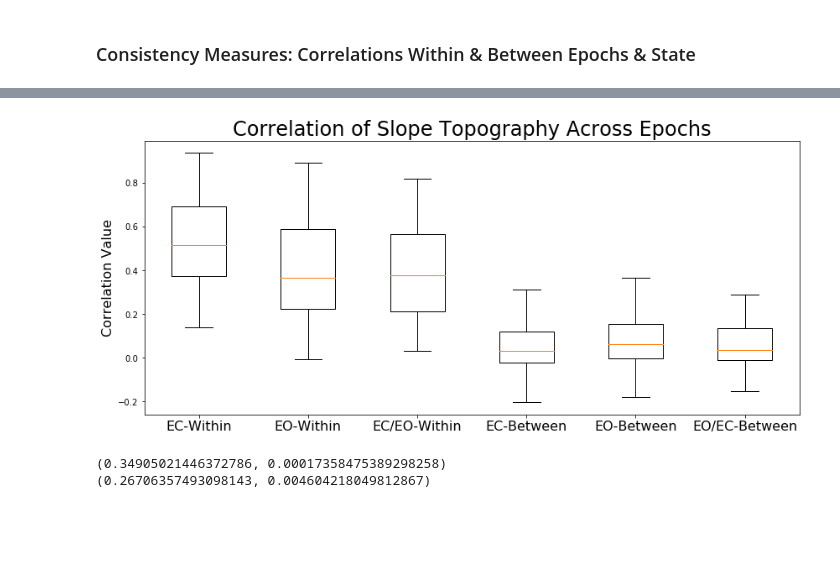
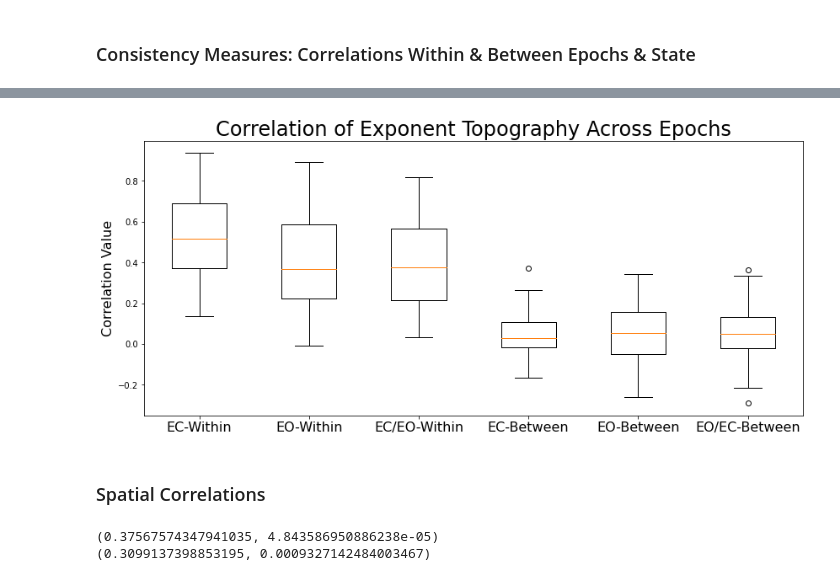
Before and after one commit to voytekresearch/EEGMapping, a Jupyter notebook: childmind/notebooks/02-EEGGroupAnalysis.ipynb, the cells around one changed output, grey strips where cells are left out. Saved outputs shown, nothing was run; the diff lists cells and outputs as text; code cells hidden in the pictures; blank space fills up the shorter version.

```diff
--- a/childmind/notebooks/02-EEGGroupAnalysis.ipynb
+++ b/childmind/notebooks/02-EEGGroupAnalysis.ipynb
@@ -61,10 +48,10 @@ Ages: 6 - 44
 fres_files = db.check_fooof()
 # %%
 # Load all data into a list
-all_dat = [load_pickle(f_name, db.fooof_path) for f_name in fres_files]
+all_data = [load_pickle(f_name, db.fooof_path) for f_name in fres_files]
 
 # Check number of subjects
-n_subjs = len(all_dat)
+n_subjs = len(all_data)
 print(n_subjs, ' subjects.')
 # %% [output]
 98  subjects.
@@ -304,33 +273,39 @@ pearsonr(sl_dat_ec_avg, sl_dat_eo_avg)
 ### Consistency Measures: Correlations Within & Between Epochs & State
 # %%
 # Calculate correlations within subjects, within and between states
-
 corrs_eo = []
 corrs_ec = []
 corrs_bet = []
 
-for dat in all_dat:
+for data in all_data:
 
-    corrs_eo.append(np.mean(comb_corrs(dat['sls_eo'])))
-    corrs_ec.append(np.mean(comb_corrs(dat['sls_ec'])))
-    corrs_bet.append(np.mean(bet_corrs(dat['sls_eo'], dat['sls_ec'])))
+    corrs_eo.append(np.mean(comb_corrs(data['sls_eo'])))
+    corrs_ec.append(np.mean(comb_corrs(data['sls_ec'])))
+    corrs_bet.append(np.mean(bet_corrs(data['sls_eo'], data['sls_ec'])))
 
 corrs_ec = [it for it in corrs_ec if not np.isnan(it)]
 # %%
 # Calculate correlations between subjects, within and between states
-
 corrs_diff_eo = []
 corrs_diff_ec = []
 corrs_diff_ec_eo = []
 
 for ii, jj in zip(range(n_subjs-1), range(1, n_subjs)):
-    corrs_diff_eo.append(np.mean(bet_corrs(all_dat[ii]['sls_ec'], all_dat[jj]['sls_ec'])))
-    corrs_diff_ec.append(np.mean(bet_corrs(all_dat[ii]['sls_eo'], all_dat[jj]['sls_eo'])))
-    corrs_diff_ec_eo.append(np.mean(bet_corrs(all_dat[ii]['sls_ec'], all_dat[jj]['sls_eo'])))
+
+    corrs_diff_eo.append(np.mean(bet_corrs(all_data[ii]['sls_ec'],
+                                           all_data[jj]['sls_ec'])))
+
+    corrs_diff_ec.append(np.mean(bet_corrs(all_data[ii]['sls_eo'],
+                                           all_data[jj]['sls_eo'])))
+
+    corrs_diff_ec_eo.append(np.mean(bet_corrs(all_data[ii]['sls_ec'],
+                                              all_data[jj]['sls_eo'])))
 # %%
 # Collect all correlations, and labels, together
-all_corrs = [corrs_ec, corrs_eo, corrs_bet, corrs_diff_ec, corrs_diff_eo, corrs_diff_ec_eo]
-corr_labels = ['EC-Within', 'EO-Within', 'EC/EO-Within', 'EC-Between', 'EO-Between', 'EO/EC-Between']
+all_corrs = [corrs_ec, corrs_eo, corrs_bet,
+             corrs_diff_ec, corrs_diff_eo, corrs_diff_ec_eo]
+corr_labels = ['EC-Within', 'EO-Within', 'EC/EO-Within',
+               'EC-Between', 'EO-Between', 'EO/EC-Between']
 # %%
 # Check average correlation values within & between states & subjects
 for corr, label in zip(all_corrs, corr_labels):
@@ -345,16 +320,18 @@ EO/EC-Between   0.0552
 # %%
 # Plot the correlations across epochs
 fig, ax = plt.subplots(figsize=(14, 6))
 plt.boxplot(all_corrs);
 
-plt.title('Correlation of Slope Topography Across Epochs', fontsize=24);
+plt.title('Correlation of Exponent Topography Across Epochs', fontsize=24);
 plt.ylabel('Correlation Value', fontsize=16);
 
 xtickNames = plt.setp(ax, xticklabels=corr_labels)
 plt.setp(xtickNames, fontsize=16);
 
 # Save out figure
-if SAVE_FIGS:
+if SAVE_FIG:
     plt.savefig('topo_corr_boxplot.png', format='png', bbox_inches='tight', dpi=300)
 # %% [output]
-[figure, old version]
+[figure, new version]
+# %% [markdown]
+### Spatial Correlations
@@ -361,8 +343,8 @@ if SAVE_FIGS:
 # %%
 # Check the spatial correlation
 ind = 2
-print(pearsonr(sl_dat_ec_avg, montage.pos[:, ind]))
-print(pearsonr(sl_dat_eo_avg, montage.pos[:, ind]))
+print(corr_func(exp_ec_avg, pos[:, ind]))
+print(corr_func(exp_eo_avg, pos[:, ind]))
 # %% [output]
-(0.34905021446372786, 0.00017358475389298258)
-(0.26706357493098143, 0.004604218049812867)
+(0.37567574347941035, 4.843586950886238e-05)
+(0.3099137398853195, 0.0009327142484003467)
```
Also changed, not shown: parts of 50 cells of this notebook.
